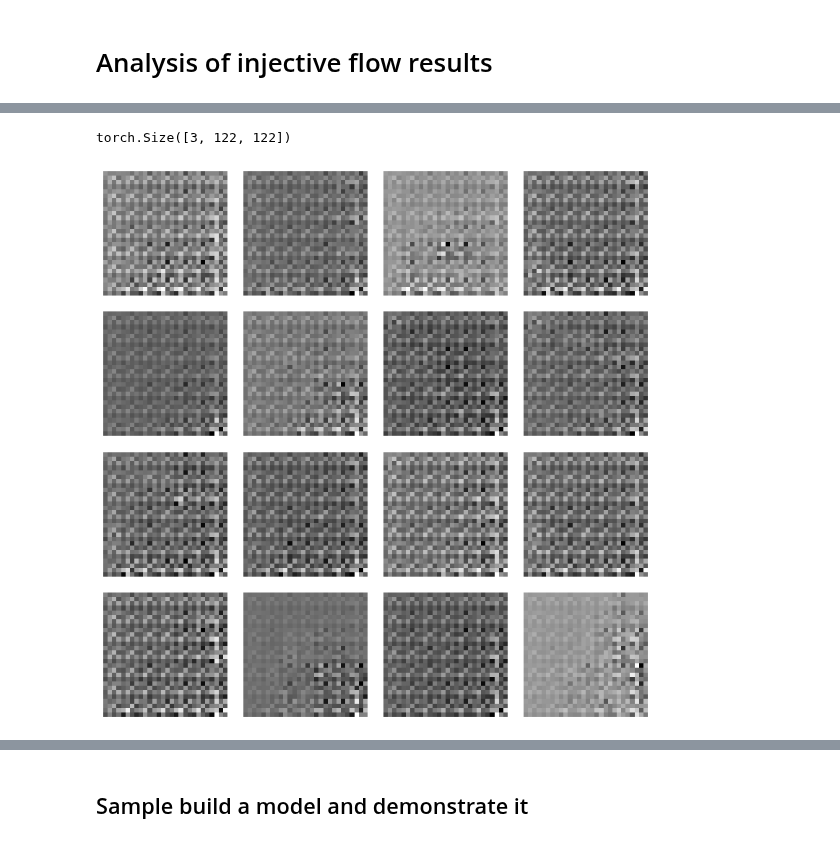
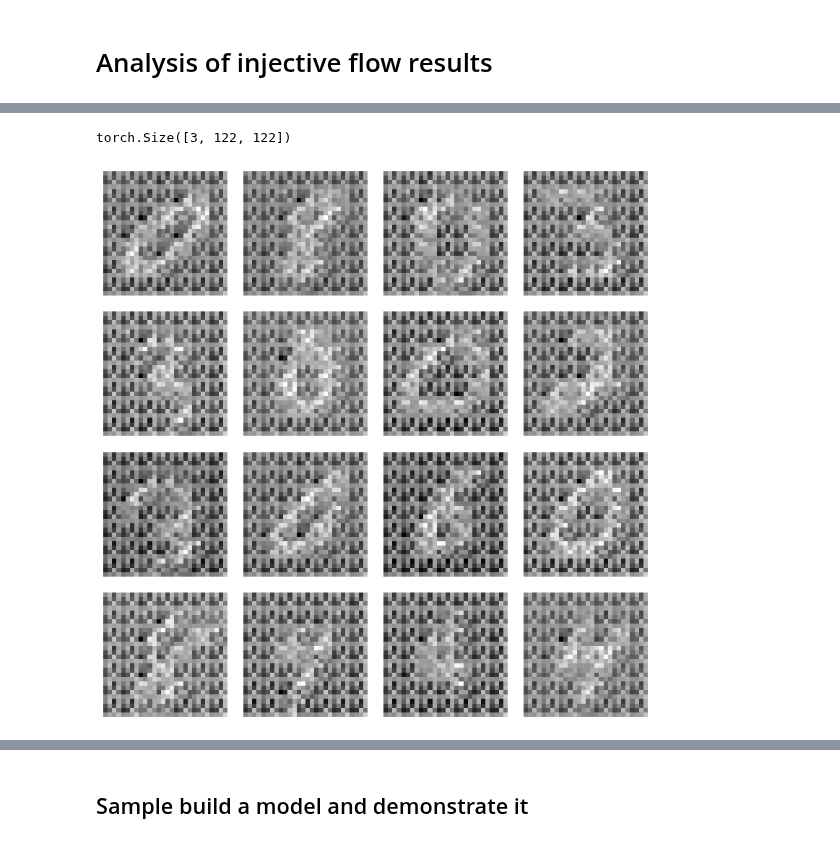
Before and after one commit to adam2392/ciflows, a Jupyter notebook: notebooks/01_injflow_results.ipynb, the cells around one changed output, grey strips where cells are left out. Cells and saved outputs as stored; diff of their text form; code cells hidden in the pictures.

Commit message:
More like trumpets
Signed-off-by: Adam Li <adam2392@gmail.com>

```diff
--- a/notebooks/01_injflow_results.ipynb
+++ b/notebooks/01_injflow_results.ipynb
@@ -27,3 +27,25 @@ from torchvision.datasets import MNIST
 
 from ciflows.flows.glow import InjectiveGlowBlock, Squeeze, Injective1x1Conv
 from ciflows.flows import TwoStageTraining, plFlowModel
+# %%
+from ciflows.datasets.mnist import MNISTDataModule
+
+root = Path('/Users/adam2392/pytorch_data/ciflows/vae/results/')
+
+# Set up training configurations
+batch_size = 16
+num_workers = 8
+shuffle = True
+
+# define the data loader
+data_module = MNISTDataModule(
+    data_dir=root,
+    batch_size=batch_size,
+    shuffle=shuffle,
+    num_workers=num_workers,
+)
+data_module.setup('train')
+# %%
+dloader = data_module.train_dataloader()
+samples, classes = next(iter(dloader))
+print(samples.shape)
@@ -60,0 +71,5 @@ Squeeze
+# %%
+print(samples.shape)
+vlatent = model.inverse(samples)
+samples_recon = model.forward(vlatent)
+print(vlatent.shape, samples_recon.shape)
@@ -98,17 +117,18 @@ tensor([[[-1.9875e-01, -4.3156e-01, -4.3121e-01, -3.4865e-01, -3.8182e-01,
 # %%
+samples = samples_recon.detach()
 
 # Visualize generated samples
 grid_size = make_grid(samples, nrow=4, padding=2)
 # save_image(grid_size, "generated_samples.png", normalize=True)
 
 print(grid_size.shape)
 fig, axes = plt.subplots(4, 4, figsize=(8, 8))
 for i in range(num_samples):
     ax = axes[i // 4, i % 4]
     ax.imshow(samples[i].squeeze(), cmap="gray")
     ax.axis("off")
 
 plt.show()
 # %% [output]
 torch.Size([3, 122, 122])
-[figure, old version]
+[figure, new version]
```
Also changed, not shown: parts of 10 cells of this notebook, 4 other files.
